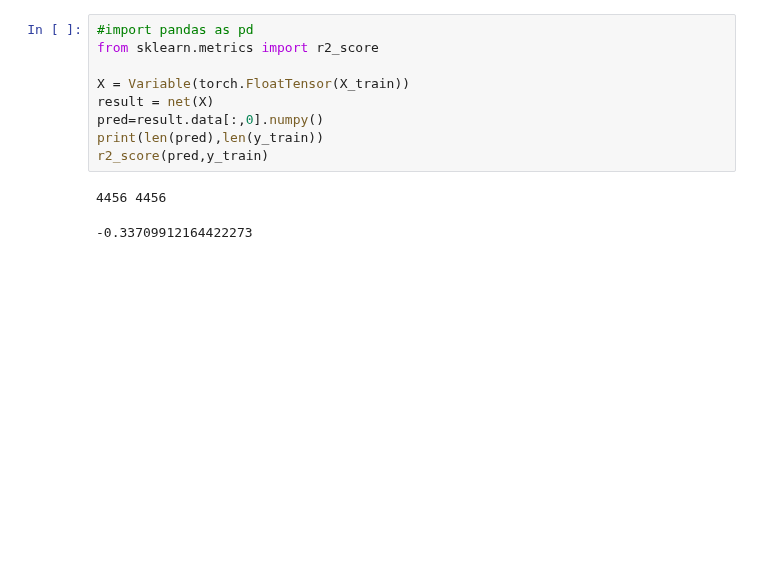
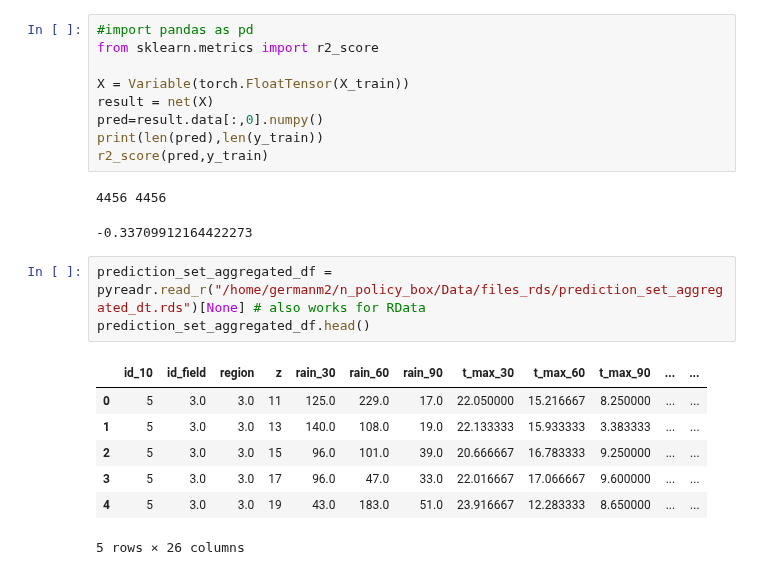
Before and after one commit to germanmandrini/n_policy, a Jupyter notebook: Codes/3c_regional_model_cnn.ipynb, the cells around one changed output. Drawn from its saved outputs; the diff is of its cells as text; blank space fills up the shorter version.

```diff
--- a/Codes/3c_regional_model_cnn.ipynb
+++ b/Codes/3c_regional_model_cnn.ipynb
@@ -137,3 +137,14 @@ r2_score(pred,y_train)
 # %% [output]
 4456 4456
 -0.33709912164422273
+# %%
+prediction_set_aggregated_df = pyreadr.read_r("/home/germanm2/n_policy_box/Data/files_rds/prediction_set_aggregated_dt.rds")[None] # also works for RData
+prediction_set_aggregated_df.head()
+# %% [output]
+|  | id_10 | id_field | region | z | rain_30 | rain_60 | rain_90 | t_max_30 | t_max_60 | t_max_90 | ... | ... |
+| 0 | 5 | 3.0 | 3.0 | 11 | 125.0 | 229.0 | 17.0 | 22.050000 | 15.216667 | 8.250000 | ... | ... |
+| 1 | 5 | 3.0 | 3.0 | 13 | 140.0 | 108.0 | 19.0 | 22.133333 | 15.933333 | 3.383333 | ... | ... |
+| 2 | 5 | 3.0 | 3.0 | 15 | 96.0 | 101.0 | 39.0 | 20.666667 | 16.783333 | 9.250000 | ... | ... |
+| 3 | 5 | 3.0 | 3.0 | 17 | 96.0 | 47.0 | 33.0 | 22.016667 | 17.066667 | 9.600000 | ... | ... |
+| 4 | 5 | 3.0 | 3.0 | 19 | 43.0 | 183.0 | 51.0 | 23.916667 | 12.283333 | 8.650000 | ... | ... |
+5 rows × 26 columns
```
Also changed, not shown: parts of 7 cells of this notebook.
